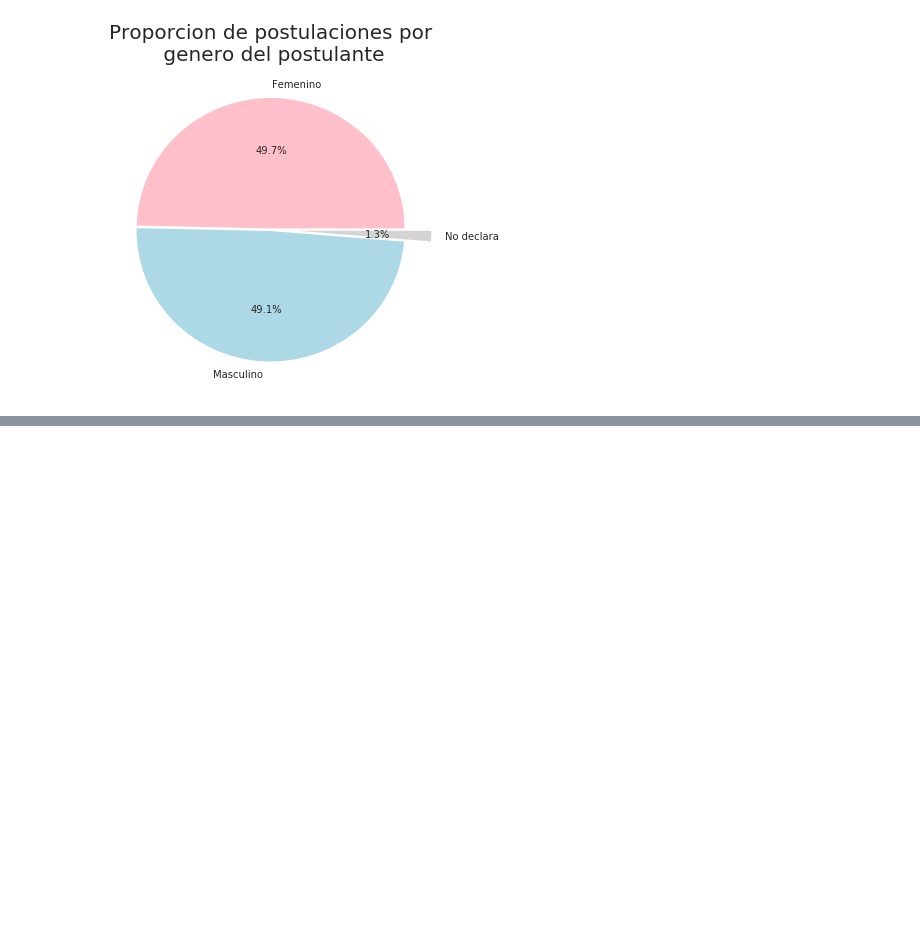
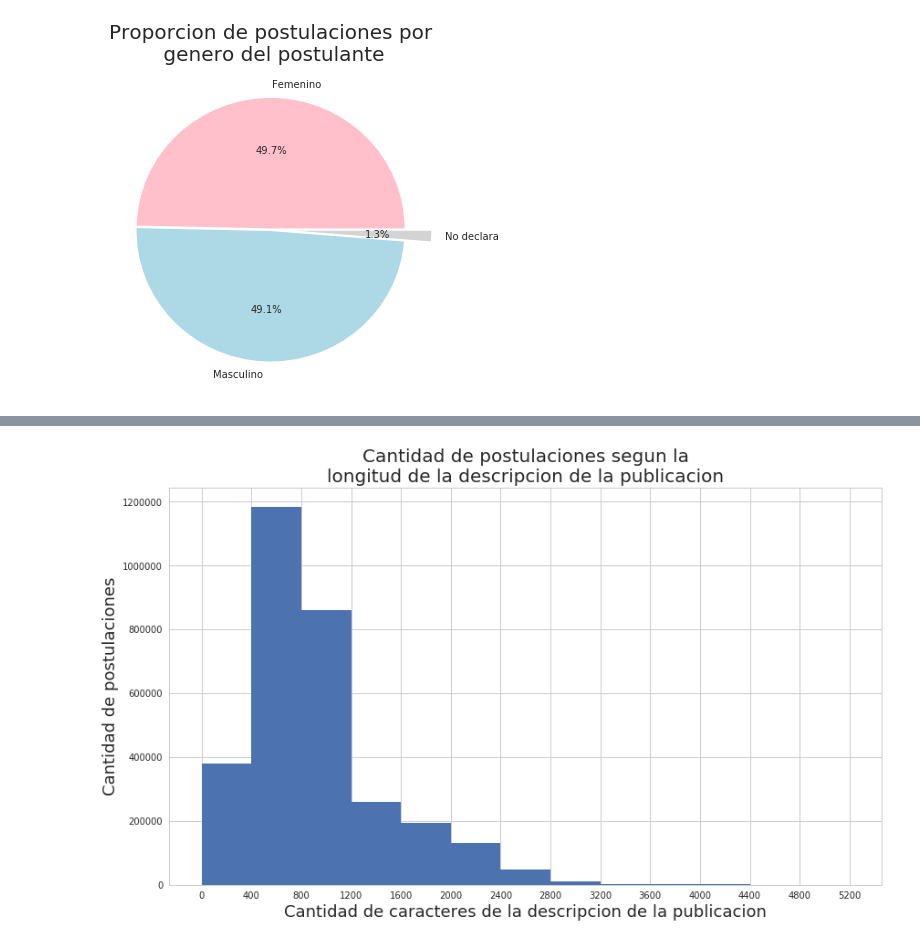
Before and after one commit to javierleyes/OrganizacionDeDatos, a Jupyter notebook: analisisLucas.ipynb, the cells around one changed output, grey strips where cells are left out. Drawn from its saved outputs; the diff is of its cells as text; code cells hidden in the pictures; blank space fills up the shorter version.

Commit message:
Otro plot

```diff
--- a/analisisLucas.ipynb
+++ b/analisisLucas.ipynb
@@ -113,0 +118,14 @@ plt.show()
+# %%
+df_temp = df_avisos_detalle.copy()
+df_temp['descripcion'] = df_temp['descripcion'].replace('<[^>]*>', '', regex=True)
+df_temp = pd.merge(df_temp, df_postulaciones,
+         on='idaviso', how='inner')
+df_temp['descripcion'].dropna().apply(len).hist(
+    figsize=(14,8), bins=13, range=[0, 5201]);
+plt.xlabel('Cantidad de caracteres de la descripcion de la publicacion', fontsize=18);
+plt.ylabel('Cantidad de postulaciones', fontsize=18)
+plt.title('Cantidad de postulaciones segun la\nlongitud de la descripcion de la publicacion', fontsize=20);
+plt.xticks(range(0, 5201, 400))
+plt.show();
+# %% [output]
+[figure, added]
```
Also changed, not shown: parts of 2 cells of this notebook.
